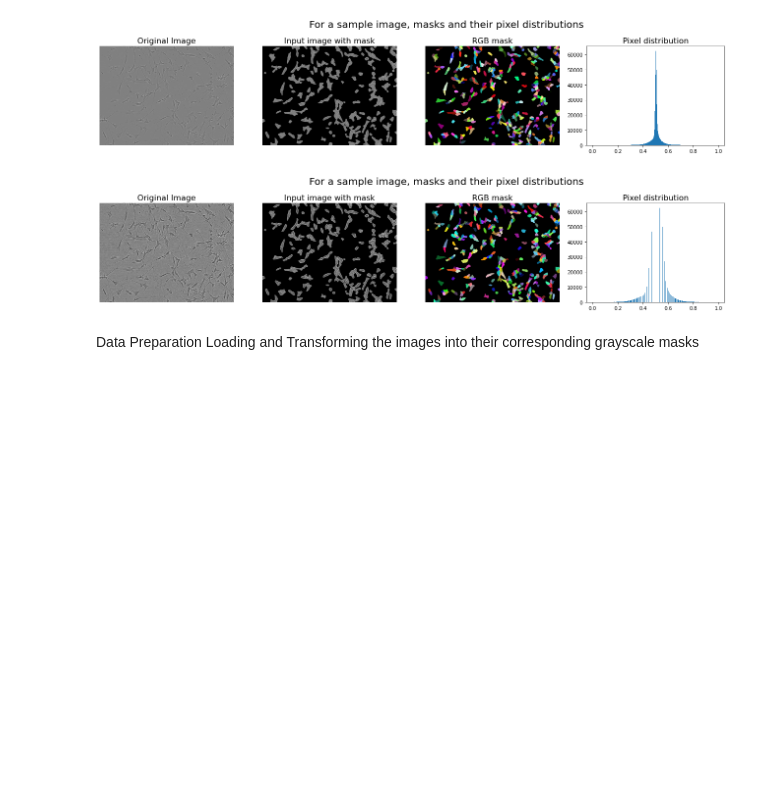
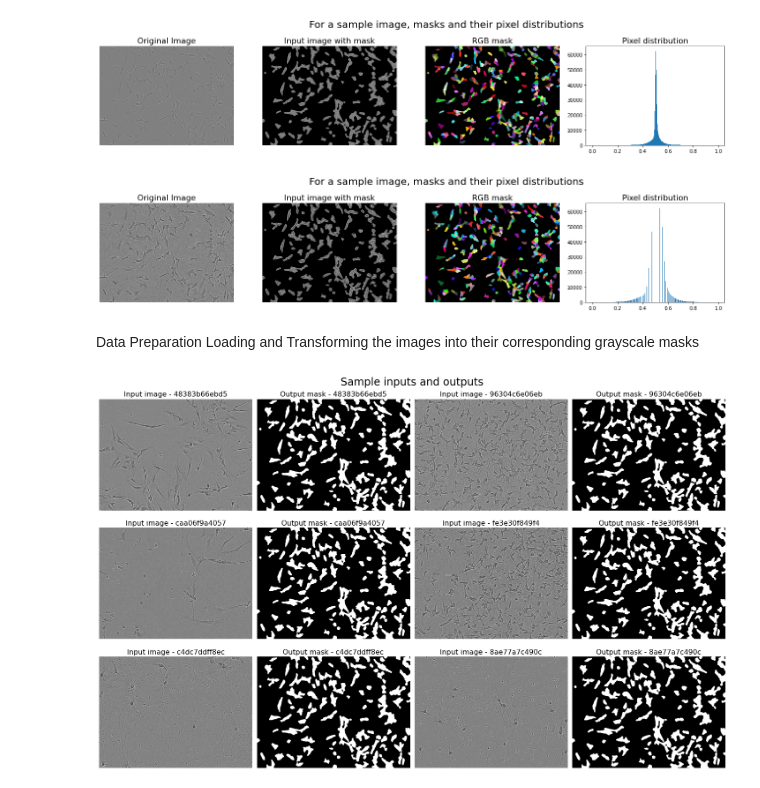
Before and after one commit to petersenjoern/sartorius-cell-segmentation, a Jupyter notebook: exploration.ipynb, the cells around one changed output. Drawn from its saved outputs; the diff is of its cells as text; code cells hidden in the pictures; blank space fills up the shorter version.

```diff
--- a/exploration.ipynb
+++ b/exploration.ipynb
@@ -250,13 +251,16 @@ plot_image_with_annot(image_transformed, annots, img_2d_shape=INPUT_IMG_SHAPE, n
 Data Preparation
 Loading and Transforming the images into their corresponding grayscale masks
 # %%
+### something is wrong with y in this function
+### y has always the same mask
+
 image_ids=list(train_images_dict.keys())
 np.random.shuffle(image_ids)
 
 X = []
 y = []
 
-for imd_id in image_ids[:10]:
+for imd_id in image_ids:
     # prepare x
     image = train_images_dict[imd_id]
     prepared_x = cv2.resize(transform_image_contrast(image, TRANS_POWER), (TARGET_IMG_SHAPE[1], TARGET_IMG_SHAPE[0])) # resize 2d
@@ -270,6 +274,25 @@ for imd_id in image_ids[:10]:
 X = np.array(X)
 y = np.array(y)
 y = Binarizer().transform(y.reshape(-1, 1)).reshape(y.shape) # make y (segmentation labels) binary
+# %%
+plt.figure(figsize = (20 , 13))
+
+for idx_cnt, idx_rnd_image in enumerate(np.random.randint(len(image_ids), size = 6)):
+    plt.subplot(3, 4, (idx_cnt * 2) + 1)
+    plt.imshow(X[idx_rnd_image], cmap = 'gray')
+    plt.title(f'Input image - {image_ids[idx_rnd_image]}', fontsize = 16)
+    plt.axis("off")
+
+    plt.subplot(3, 4, (idx_cnt * 2) + 2)
+    plt.imshow(y[idx_rnd_image], cmap = 'gray')
+    plt.title(f'Output mask - {image_ids[idx_rnd_image]}', fontsize = 16)
+    plt.axis("off")
+
+plt.suptitle("Sample inputs and outputs", fontsize = 24)
+plt.tight_layout()
+plt.show()
+# %% [output]
+[figure, added]
 # %%
 def unet_model(input_img_shape: Tuple[int,int,int]):
     input_layer = Input(shape = input_img_shape, name = 'Input_Layer')
```
Also changed, not shown: parts of 7 cells of this notebook, 4 other files.
